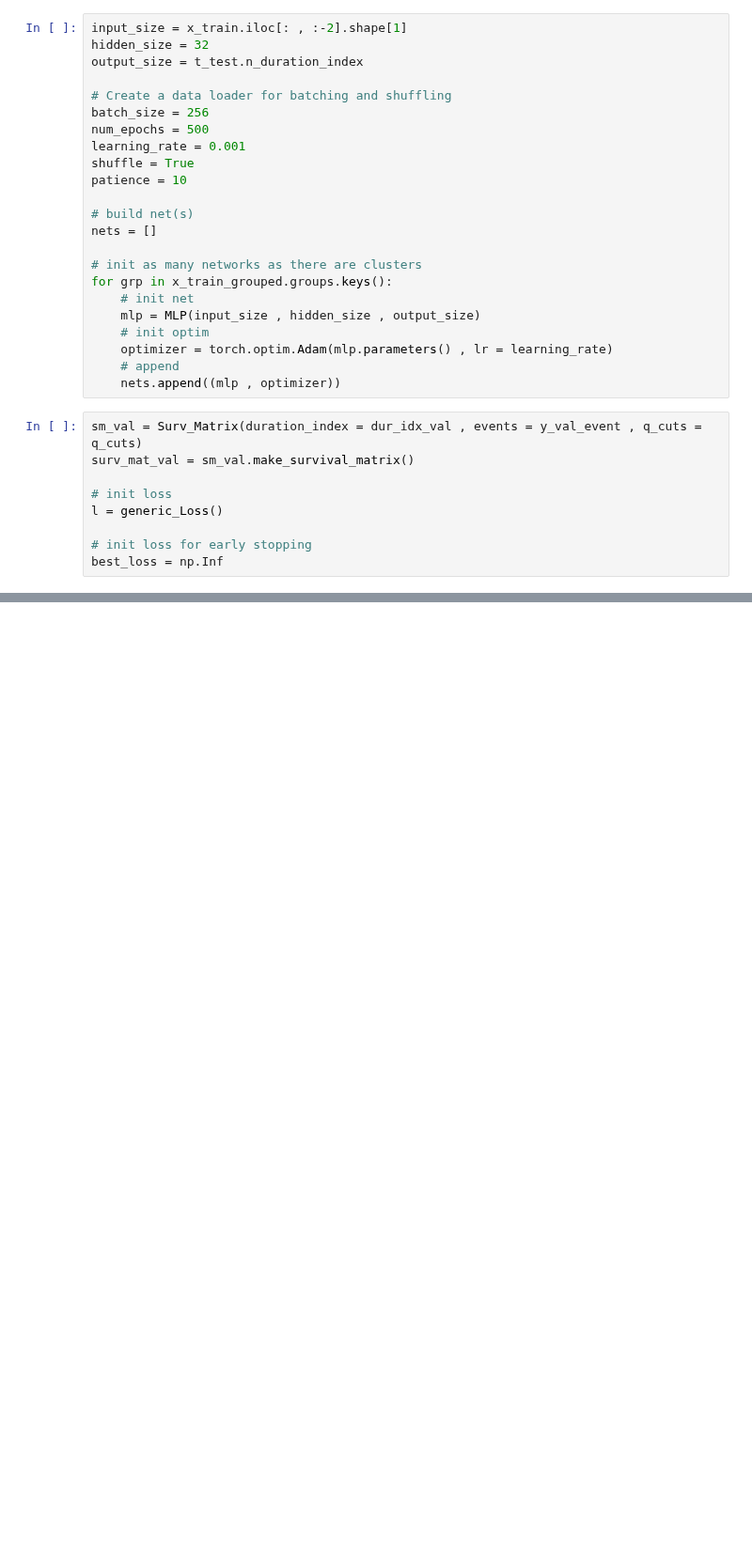
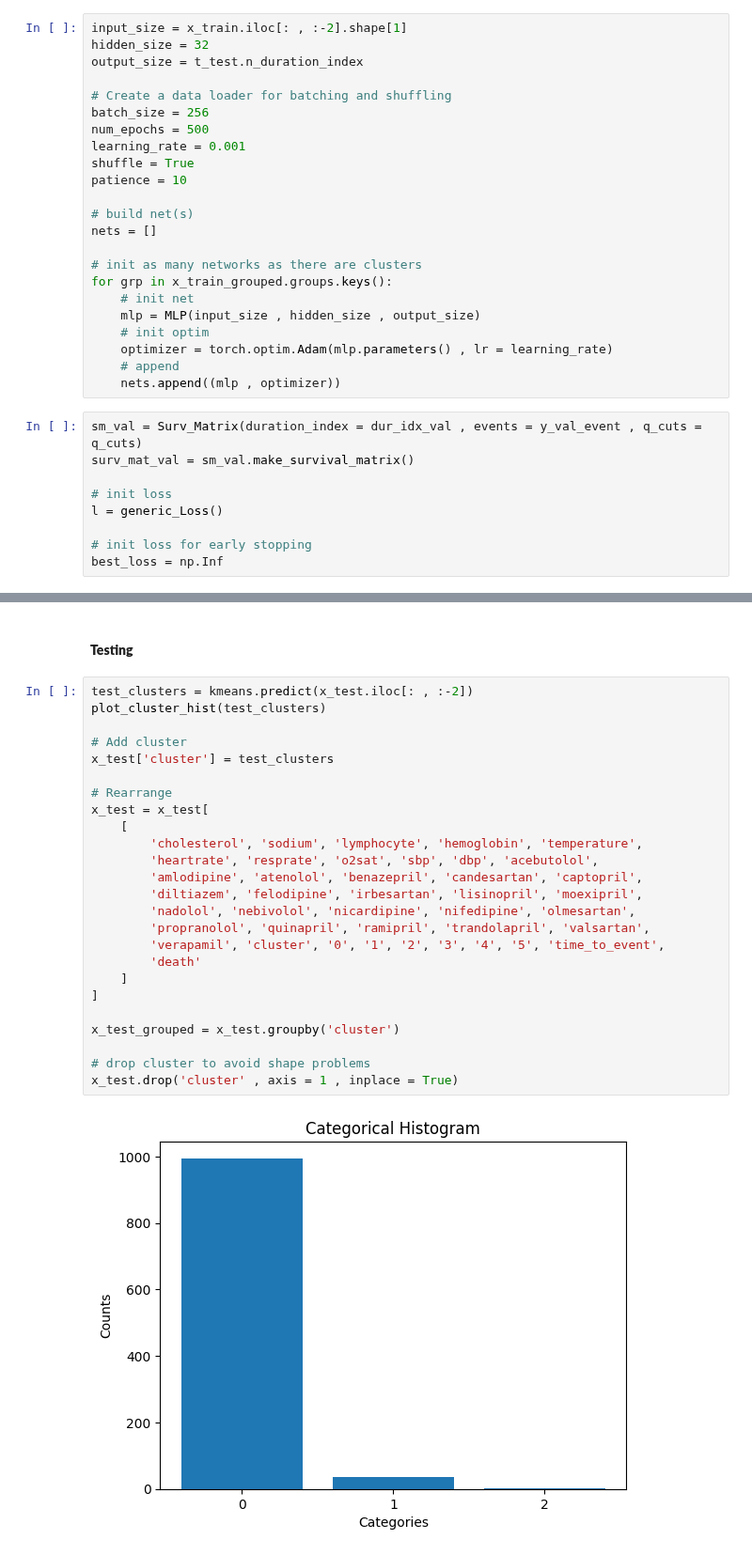
Before and after one commit to sourasen1011/UoE_Research_Project_2023, a Jupyter notebook: 05_preprocessing_emr_data/05_fits.ipynb, the cells around one changed output, grey strips where cells are left out. Shown at 94% size. Saved outputs shown, nothing was run; the diff lists cells and outputs as text; blank space fills up the shorter version.

```diff
--- a/05_preprocessing_emr_data/05_fits.ipynb
+++ b/05_preprocessing_emr_data/05_fits.ipynb
@@ -833,0 +836,29 @@ Epoch 450: Training Loss: 0.8239, Val Loss: 0.9359
+# %% [markdown]
+#### **Testing**
+# %%
+test_clusters = kmeans.predict(x_test.iloc[: , :-2])
+plot_cluster_hist(test_clusters)
+
+# Add cluster
+x_test['cluster'] = test_clusters
+
+# Rearrange
+x_test = x_test[
+    [
+        'cholesterol', 'sodium', 'lymphocyte', 'hemoglobin', 'temperature',
+        'heartrate', 'resprate', 'o2sat', 'sbp', 'dbp', 'acebutolol',
+        'amlodipine', 'atenolol', 'benazepril', 'candesartan', 'captopril',
+        'diltiazem', 'felodipine', 'irbesartan', 'lisinopril', 'moexipril',
+        'nadolol', 'nebivolol', 'nicardipine', 'nifedipine', 'olmesartan',
+        'propranolol', 'quinapril', 'ramipril', 'trandolapril', 'valsartan',
+        'verapamil', 'cluster', '0', '1', '2', '3', '4', '5', 'time_to_event',
+        'death'
+    ]
+]
+
+x_test_grouped = x_test.groupby('cluster')
+
+# drop cluster to avoid shape problems
+x_test.drop('cluster' , axis = 1 , inplace = True)
+# %% [output]
+[figure, added]
```
Also changed, not shown: parts of 14 cells of this notebook.
